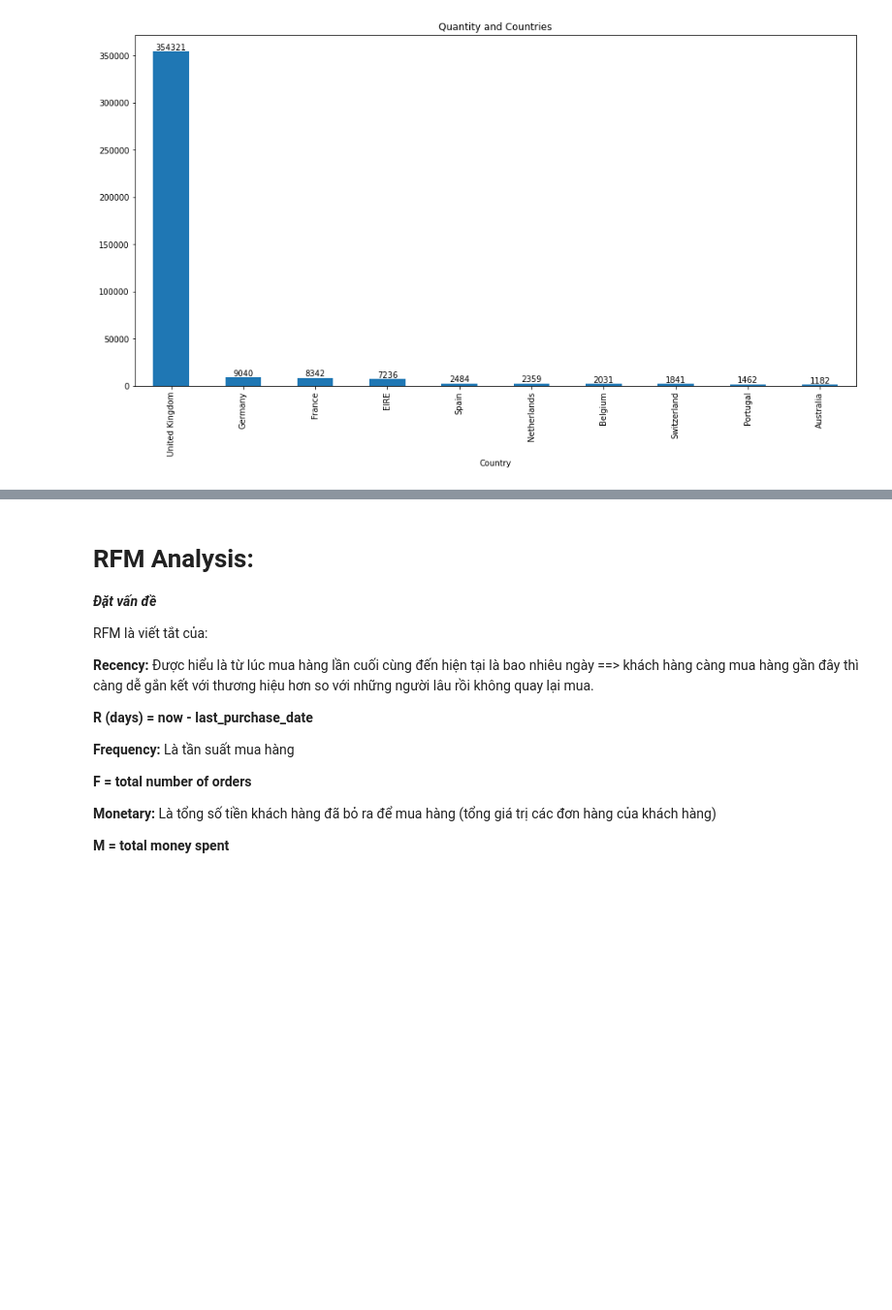
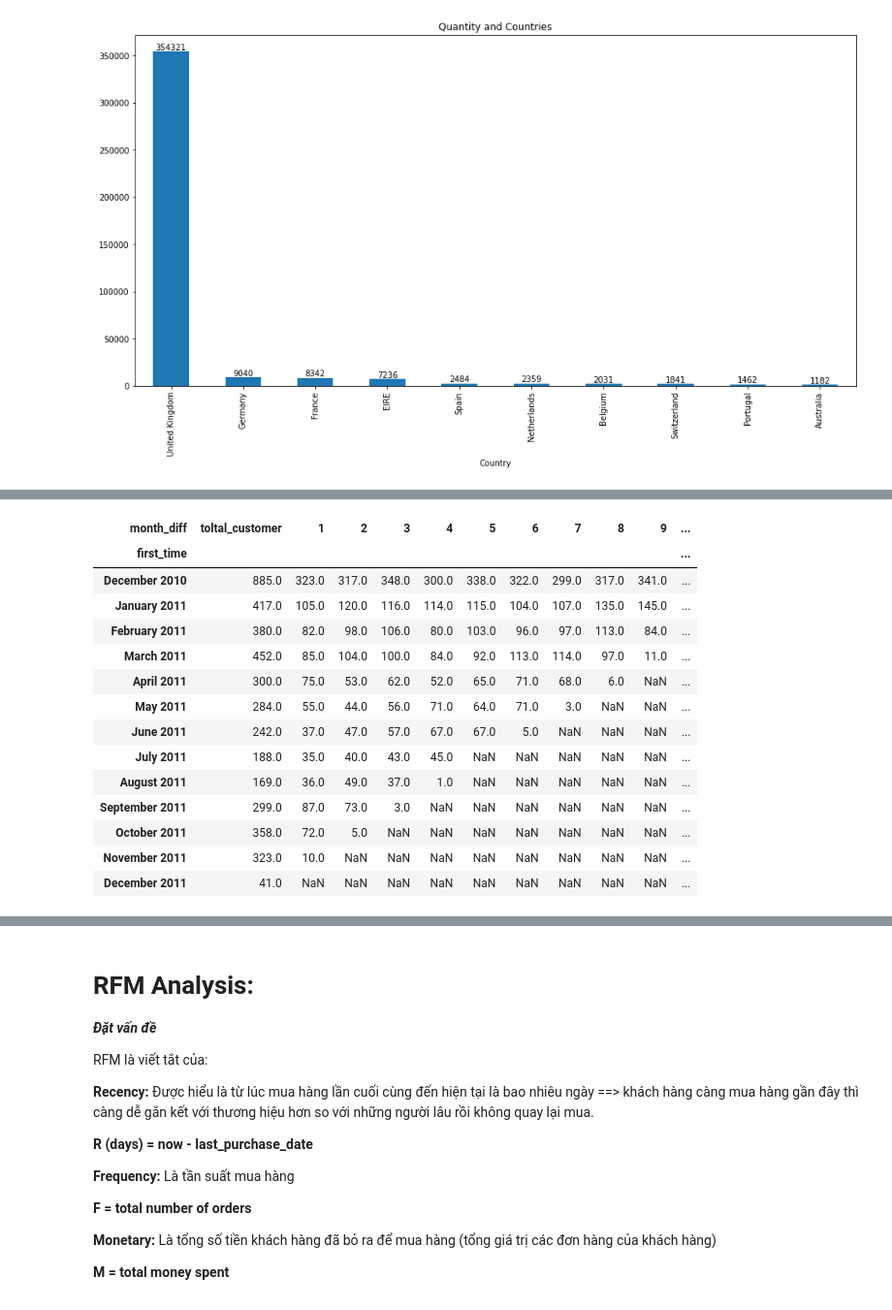
Before and after one commit to dntrieunguyen/RetailOnline-Analysis, a Jupyter notebook: Analysis Project Code.ipynb, the cells around one changed output, grey strips where cells are left out. Shown at 97% size. Cells and saved outputs as stored; diff of their text form; code cells hidden in the pictures; blank space fills up the shorter version.

```diff
--- a/Analysis Project Code.ipynb
+++ b/Analysis Project Code.ipynb
@@ -639,0 +682,3 @@ df_retention.head()
+# %%
+df_cohort = df.groupby(['first_time','month_diff'])['CustomerID'].nunique().reset_index()
+df_cohort
@@ -639,0 +699,3 @@ df_retention.head()
+# %%
+df_cohort_table = df_cohort.pivot_table(index='first_time', columns=['month_diff'],values='CustomerID')
+df_cohort_table.rename(columns={0:'toltal_customer'},inplace=True)
@@ -639,0 +707,18 @@ df_retention.head()
+# %%
+df_cohort_table
+# %% [output]
+| month_diff | toltal_customer | 1 | 2 | 3 | 4 | 5 | 6 | 7 | 8 | 9 | ... |
+| first_time |  |  |  |  |  |  |  |  |  |  | ... |
+| December 2010 | 885.0 | 323.0 | 317.0 | 348.0 | 300.0 | 338.0 | 322.0 | 299.0 | 317.0 | 341.0 | ... |
+| January 2011 | 417.0 | 105.0 | 120.0 | 116.0 | 114.0 | 115.0 | 104.0 | 107.0 | 135.0 | 145.0 | ... |
+| February 2011 | 380.0 | 82.0 | 98.0 | 106.0 | 80.0 | 103.0 | 96.0 | 97.0 | 113.0 | 84.0 | ... |
+| March 2011 | 452.0 | 85.0 | 104.0 | 100.0 | 84.0 | 92.0 | 113.0 | 114.0 | 97.0 | 11.0 | ... |
+| April 2011 | 300.0 | 75.0 | 53.0 | 62.0 | 52.0 | 65.0 | 71.0 | 68.0 | 6.0 | NaN | ... |
+| May 2011 | 284.0 | 55.0 | 44.0 | 56.0 | 71.0 | 64.0 | 71.0 | 3.0 | NaN | NaN | ... |
+| June 2011 | 242.0 | 37.0 | 47.0 | 57.0 | 67.0 | 67.0 | 5.0 | NaN | NaN | NaN | ... |
+| July 2011 | 188.0 | 35.0 | 40.0 | 43.0 | 45.0 | NaN | NaN | NaN | NaN | NaN | ... |
+| August 2011 | 169.0 | 36.0 | 49.0 | 37.0 | 1.0 | NaN | NaN | NaN | NaN | NaN | ... |
+| September 2011 | 299.0 | 87.0 | 73.0 | 3.0 | NaN | NaN | NaN | NaN | NaN | NaN | ... |
+| October 2011 | 358.0 | 72.0 | 5.0 | NaN | NaN | NaN | NaN | NaN | NaN | NaN | ... |
+| November 2011 | 323.0 | 10.0 | NaN | NaN | NaN | NaN | NaN | NaN | NaN | NaN | ... |
+| December 2011 | 41.0 | NaN | NaN | NaN | NaN | NaN | NaN | NaN | NaN | NaN | ... |
```
Also changed, not shown: parts of 25 cells of this notebook.
